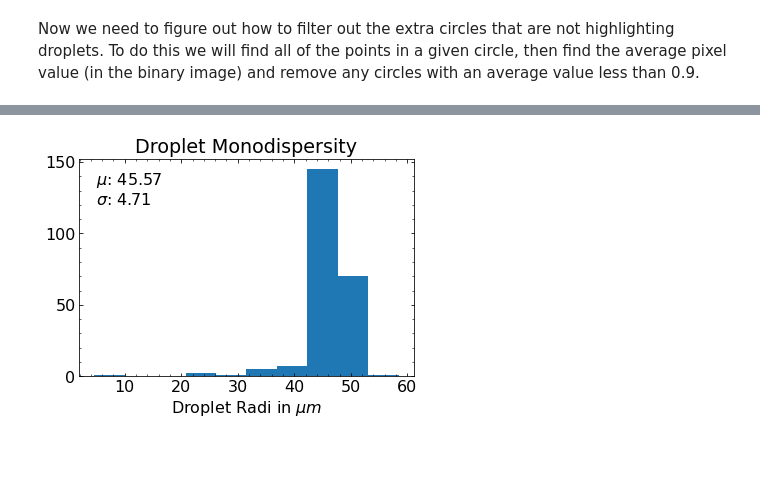
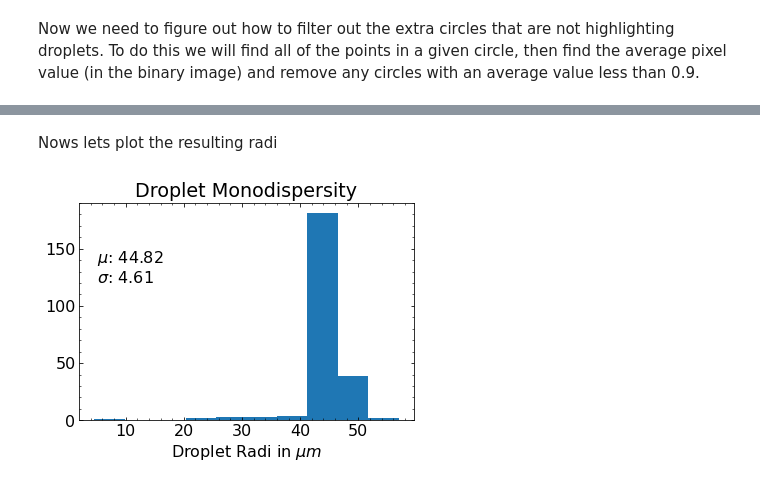
Before and after one commit to Fygenson-Lab/Droplet-Image-Analysis, a Jupyter notebook: droplet_finder_workbook.ipynb, the cells around one changed output, grey strips where cells are left out. Cells and saved outputs as stored; diff of their text form; code cells hidden in the pictures; blank space fills up the shorter version.

Commit message:
significant condensing introducing class droplet_image

```diff
--- a/droplet_finder_workbook.ipynb
+++ b/droplet_finder_workbook.ipynb
@@ -14,8 +14,8 @@ Lets use a non-ideal example image (includes other objects in the image, has som
 os.chdir('{}\Images'.format(os.getcwd()))
 image_dir = os.getcwd()
 
-#load image files
-image = plt.imread('{}\\20220818\example_image.tif'.format(image_dir))
+#load the image in a format compatible with HoughCircles
+image = cv.imread('{}\\20220818\example_image.tif'.format(image_dir), 0)
 
 fig, ax = plt.subplots(figsize = (20, 20))
 ax.imshow(image, cmap = 'gray')
@@ -69,0 +82,4 @@ plt.show()
+# %%
+test_droplet_image = droplet_image(image, 6) #initialize the class object
+find_circles_og_image = test_droplet_image.get_overlay_image(test_droplet_image.image * 17, test_droplet_image.find_circles(test_droplet_image.image)) #find circles in the original image, and overlay them on the original image
+find_circles_bin_image = test_droplet_image.get_overlay_image(test_droplet_image.bin_image * 200, test_droplet_image.circles) #find circles in the binerized image, and overlay them on the binerized image
@@ -118,12 +113,14 @@ plt.show()
+# %% [markdown]
+Nows lets plot the resulting radi
 # %%
 pixel_to_microns = 1000 / 650
-radi_um = [i * pixel_to_microns for i in radi]
+radi_um = [i * pixel_to_microns for i in test_droplet_image.radi]
 average_droplet_radi = np.mean(radi_um)
 std_droplet_radi = np.std(radi_um)
 plt.hist(radi_um)
 plt.xlabel('Droplet Radi in $\mu m$')
 plt.title('Droplet Monodispersity')
 plt.text(5,120,'$\mu$: {:.2f}\n$\sigma$: {:.2f}'.format(average_droplet_radi, std_droplet_radi))
 plt.show()
 # %% [output]
-[figure, old version]
+[figure, new version]
```
Also changed, not shown: parts of 7 cells of this notebook.
